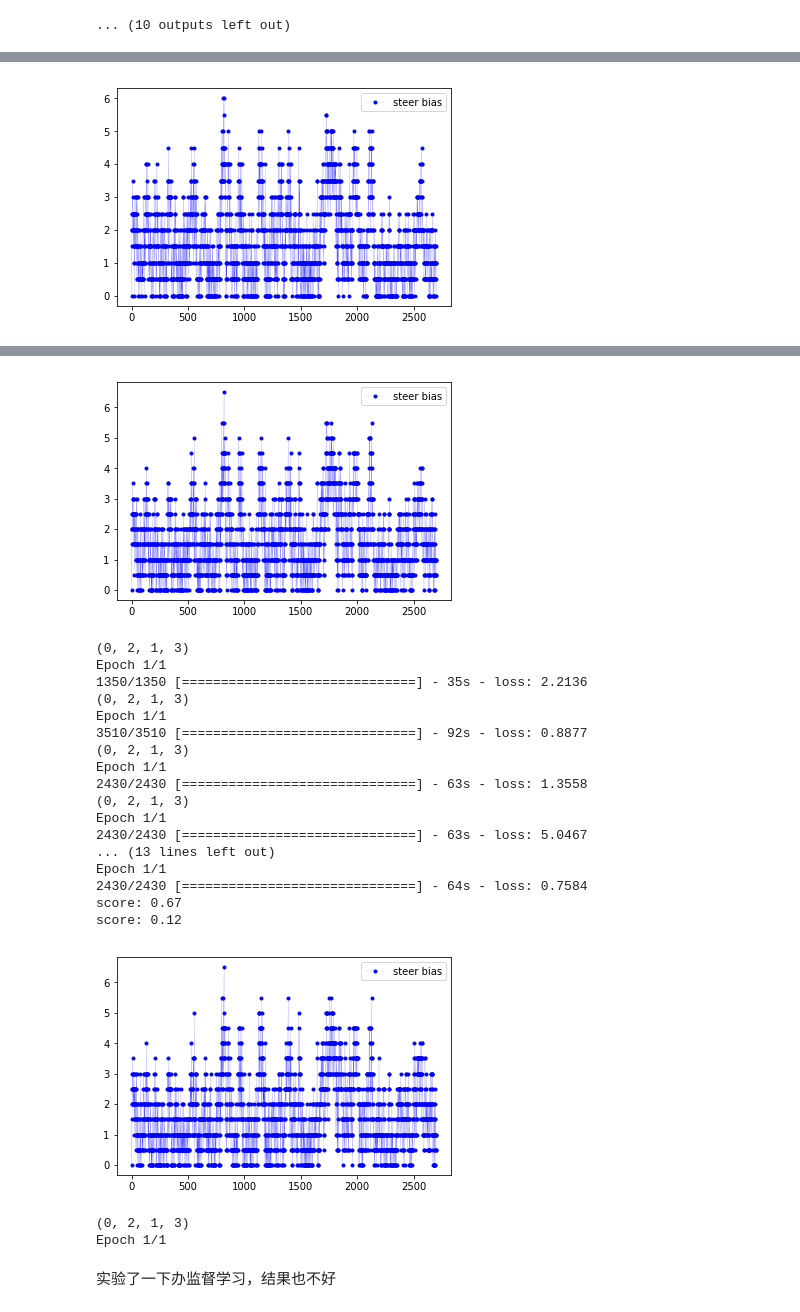
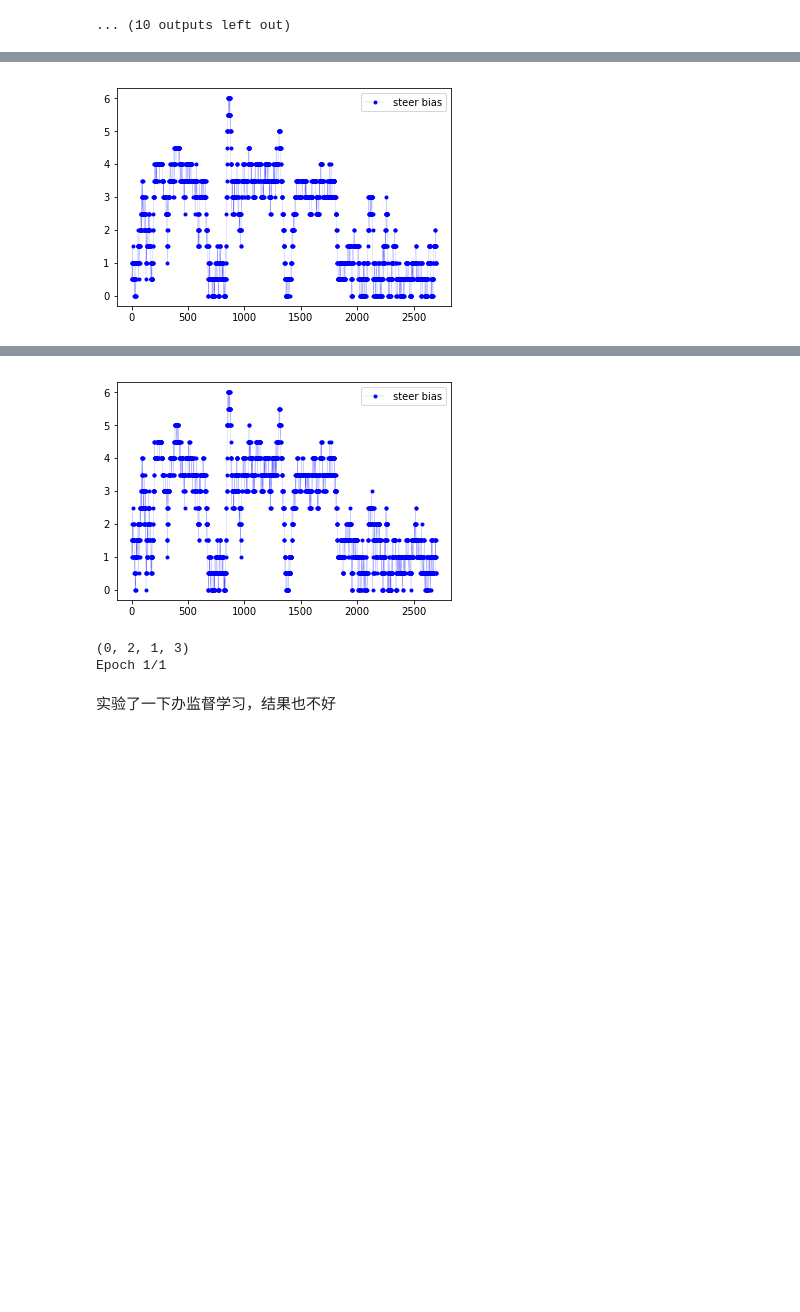
Before and after one commit to rosaann/for_tesla, a Jupyter notebook: deep_tesla.ipynb, the cells around one changed output, grey strips where cells are left out. Drawn from its saved outputs; the diff is of its cells as text; code cells hidden in the pictures; blank space fills up the shorter version.

```diff
--- a/deep_tesla.ipynb
+++ b/deep_tesla.ipynb
@@ -197,6 +197,33 @@ def inceptionV3_model(time_len=1):
     model.compile(loss='mean_squared_error', optimizer=sgd)
 
     return model
+# %%
+from keras.applications.vgg19 import VGG19
+import numpy as np
+
+def vgg19_model(time_len=1):
+    #224 * 224
+    base_model = VGG19(weights='imagenet',include_top=False)
+
+    x = base_model.output
+    x = GlobalAveragePooling2D()(x)
+    x = Dense(512)(x)
+    x = Dropout(.5)(x)
+    predictions = Dense(1)(x)
+    model = Model(inputs=base_model.input, outputs=predictions)
+    for layer in base_model.layers:
+        layer.trainable = False
+
+    sgd = optimizers.SGD(lr=0.01, momentum=0.9, nesterov=True)
+    model.compile(loss='mean_squared_error', optimizer=sgd)
+    for i, layer in enumerate(base_model.layers):
+        print(i, layer.name)
+
+    for layer in model.layers[:12]:
+        layer.trainable = False
+    for layer in model.layers[12:]:
+        layer.trainable = True
+    return model
 # %%
 from keras.applications.resnet50 import ResNet50
 from keras.applications.resnet50 import preprocess_input, decode_predictions
@@ -228,6 +255,7 @@ epoches = 10
 # %%
 #训练模型
 from sklearn.metrics import mean_squared_error, r2_score
+from keras.applications.vgg19 import preprocess_input
 import matplotlib.pyplot as plt
 import math
 from decimal import Decimal
@@ -247,12 +275,13 @@ def train_model(video_list, model_func, resize_w, resize_h, ifSave = False, test
             #随机打乱数据，取10%的训练数据做验证集
             img_list_train, img_list_val, steer_list_train, steer_list_val = train_test_split(x_train, np.array(y_train), test_size=0.1, random_state=10)
             datagen = ImageDataGenerator(
-                    featurewise_center=True,
-                    featurewise_std_normalization=True
+              #      featurewise_center=True,
+                    preprocessing_function=preprocess_input
+              #      featurewise_std_normalization=True
                     )
             datagen.fit(img_list_train)
             model.fit_generator(datagen.flow(img_list_train, steer_list_train, batch_size=batch_size),
-                    steps_per_epoch=len(steer_list_train), epochs=1)
+                    steps_per_epoch=int(len(steer_list_train) / batch_size) + 1, epochs=1)
 
     #        model.fit(img_list_train, steer_list_train, nb_epoch = 1, batch_size = batch_size)
             if x_val.shape == np.array([]).shape:
@@ -294,8 +323,8 @@ def test_model(model, img_list_val, y_val, ifShow=False):
         plt.show()
     return score
 # %%
-res_w = 299
-res_h = 299
+res_w = 224
+res_h = 224
 x_test, y_test = load_preprocess_training_batch(10, res_w, res_h)
 x_test = np.array(x_test).transpose(model_trans)
 # %% [markdown]
@@ -419,7 +448,7 @@ score: 0.41
 训练inceptionV3算法模型，修改的参数一个是学习率，另一个是算法从哪个层开始训练，之前的权重保留，但是测试集上的准确率都不好，
 稍微上升了然后就不增或者慢慢下降了，最多到了0.5.
 # %%
-model_all = train_model(range(1, 10),  inceptionV3_model, res_w, res_h, ifSave = True, test_img = x_test, test_y = y_test)
+model_all = train_model(range(1, 10),  vgg19_model, res_w, res_h, ifSave = True, test_img = x_test, test_y = y_test)
 
 #test_model(model_all, x_test, y_test)
 # %% [output]
@@ -460,3 +489,3 @@ score: 0.13
-[figure, old version]
+[figure, new version]
 (0, 2, 1, 3)
 Epoch 1/1
@@ -478,24 +507,6 @@ score: 0.15
-[figure, old version]
+[figure, new version]
 (0, 2, 1, 3)
 Epoch 1/1
-1350/1350 [==============================] - 35s - loss: 2.2136
-(0, 2, 1, 3)
-Epoch 1/1
-3510/3510 [==============================] - 92s - loss: 0.8877
-(0, 2, 1, 3)
-Epoch 1/1
-2430/2430 [==============================] - 63s - loss: 1.3558
-(0, 2, 1, 3)
-Epoch 1/1
-2430/2430 [==============================] - 63s - loss: 5.0467
-... (13 lines left out)
-Epoch 1/1
-2430/2430 [==============================] - 64s - loss: 0.7584
-score: 0.67
-score: 0.12
-[figure, removed]
-(0, 2, 1, 3)
-Epoch 1/1
 # %% [markdown]
 实验了一下办监督学习，结果也不好
 # %%
```
Also changed, not shown: parts of 3 cells of this notebook.
